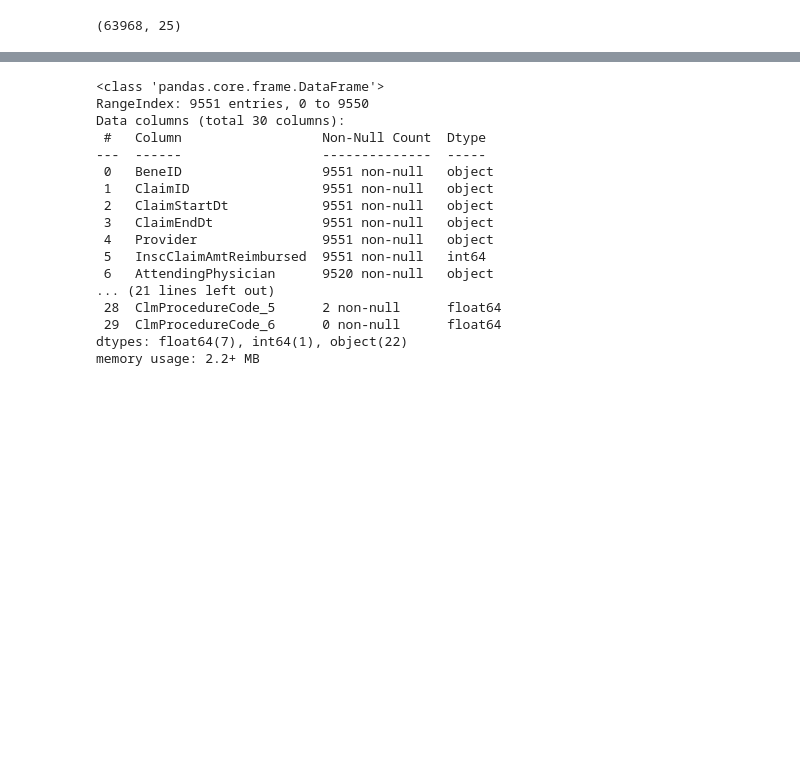
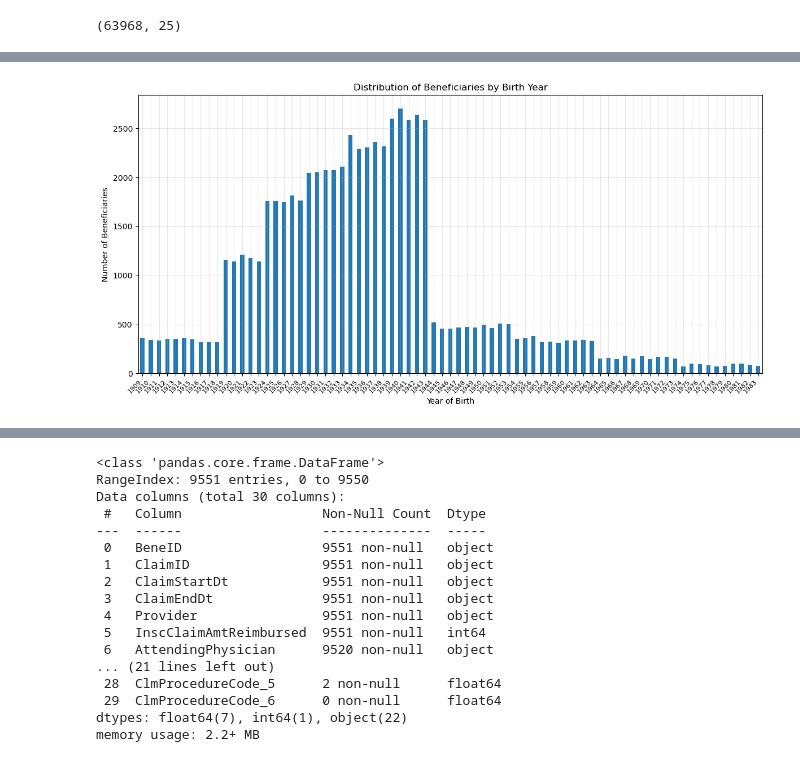
Before and after one commit to CesarChaparro1974/Healthcare-provider-fraud-detection, a Jupyter notebook: notebook.ipynb, the cells around one changed output, grey strips where cells are left out. Drawn from its saved outputs; the diff is of its cells as text; code cells hidden in the pictures; blank space fills up the shorter version.

```diff
--- a/notebook.ipynb
+++ b/notebook.ipynb
@@ -94,0 +182,13 @@ test_beneficiary.shape
+# %%
+# More customized version
+plt.figure(figsize=(12, 6))
+birth_year_dist.plot(kind='bar')
+plt.title('Distribution of Beneficiaries by Birth Year', fontsize=12)
+plt.xlabel('Year of Birth', fontsize=10)
+plt.ylabel('Number of Beneficiaries', fontsize=10)
+plt.xticks(rotation=45, fontsize=8, ha='right')  # ha='right' helps with alignment
+plt.grid(True, alpha=0.3)
+plt.tight_layout()  # Prevents label cutoff
+plt.show()
+# %% [output]
+[figure, added]
```
Also changed, not shown: parts of 20 cells of this notebook.
